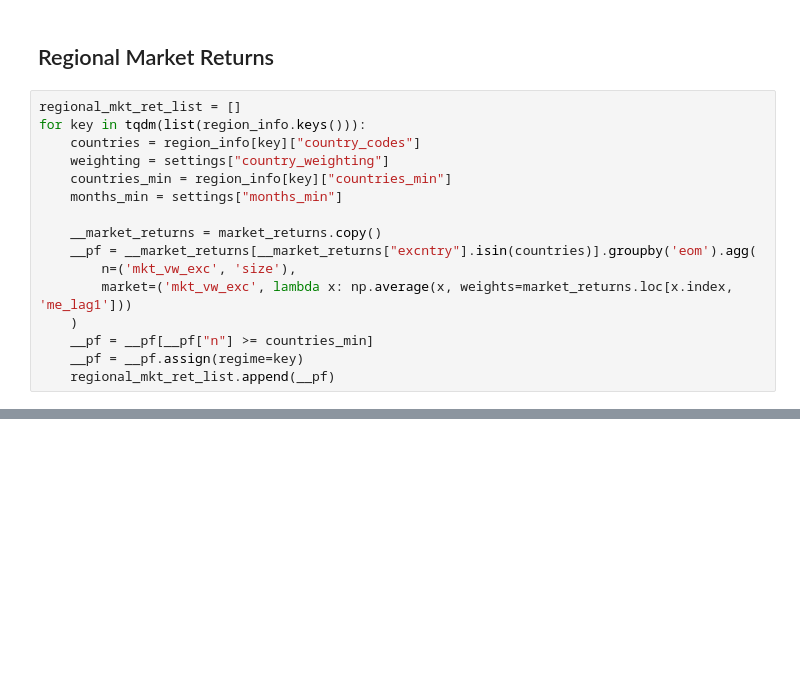
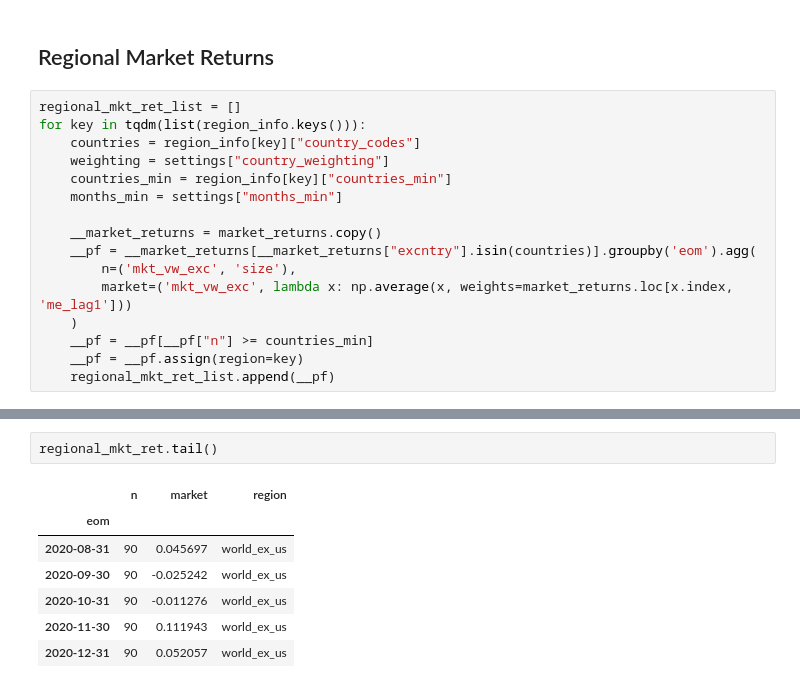
Before and after one commit to dudals3844/ReplicationCrisis, a Jupyter notebook: 00_prepare_data.ipynb, the cells around one changed output, grey strips where cells are left out. Drawn from its saved outputs; the diff is of its cells as text; blank space fills up the shorter version.

```diff
--- a/00_prepare_data.ipynb
+++ b/00_prepare_data.ipynb
@@ -438,5 +386,5 @@ for key in tqdm(list(region_info.keys())):
         market=('mkt_vw_exc', lambda x: np.average(x, weights=market_returns.loc[x.index, 'me_lag1']))
     )
     __pf = __pf[__pf["n"] >= countries_min]
-    __pf = __pf.assign(regime=key)
+    __pf = __pf.assign(region=key)
     regional_mkt_ret_list.append(__pf)
@@ -449,2 +393,12 @@ regional_mkt_ret = pd.concat(regional_mkt_ret_list)
+# %%
+regional_mkt_ret.tail()
+# %% [output]
+|  | n | market | region |
+| eom |  |  |  |
+| 2020-08-31 | 90 | 0.045697 | world_ex_us |
+| 2020-09-30 | 90 | -0.025242 | world_ex_us |
+| 2020-10-31 | 90 | -0.011276 | world_ex_us |
+| 2020-11-30 | 90 | 0.111943 | world_ex_us |
+| 2020-12-31 | 90 | 0.052057 | world_ex_us |
 # %%
 regional_mkt_ret.to_parquet(save_path / "regional_mkt_ret.parquet")
```
Also changed, not shown: parts of 42 cells of this notebook.
